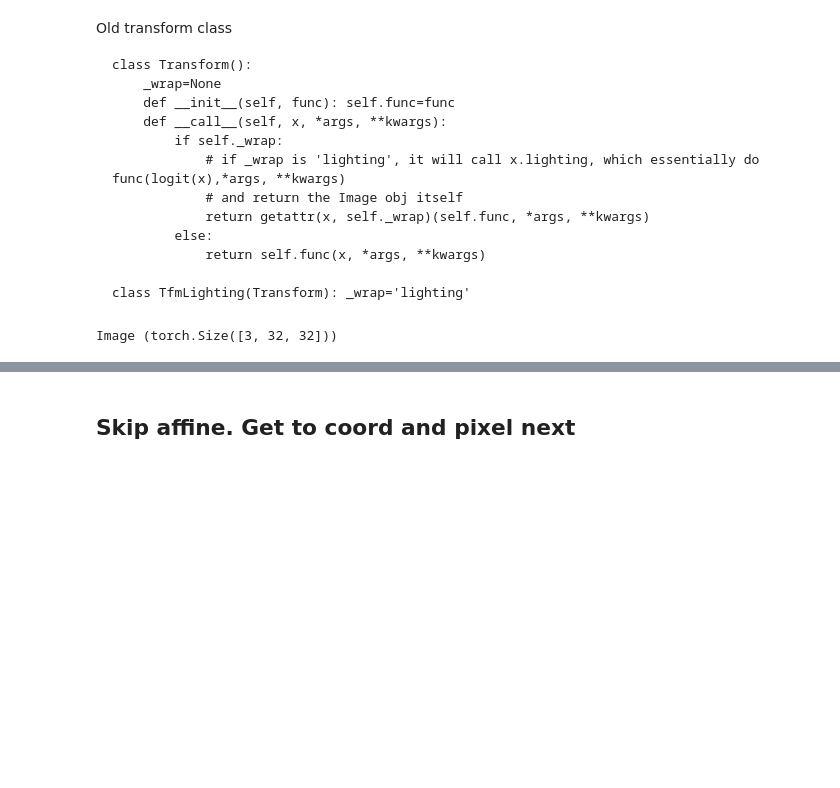
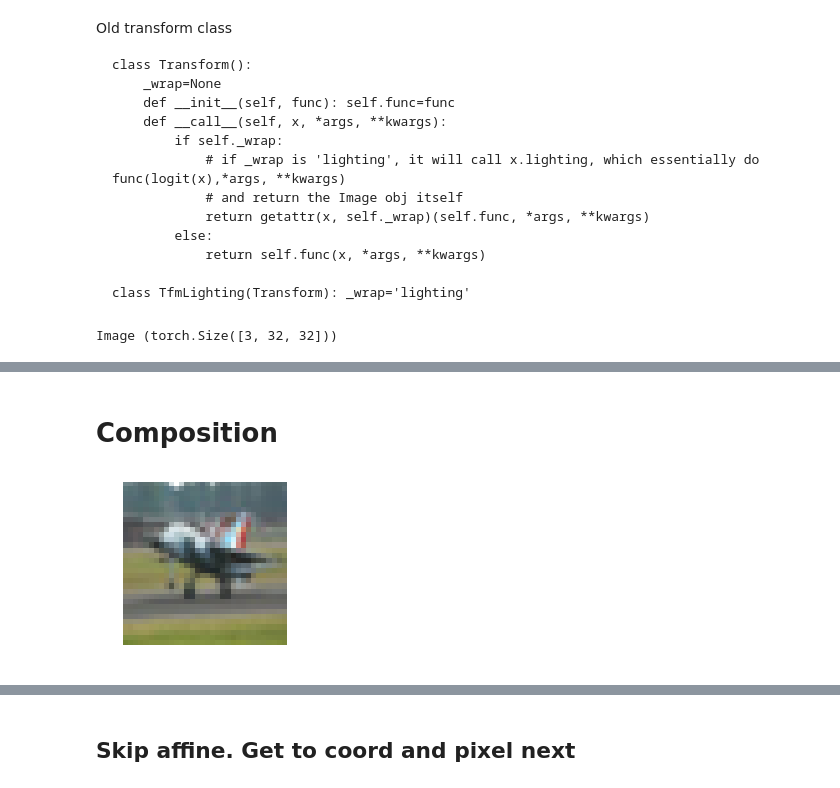
Before and after one commit to anhquan0412/fastai_v1, a Jupyter notebook: my_note/002_images.ipynb, the cells around one changed output, grey strips where cells are left out. Drawn from its saved outputs; the diff is of its cells as text; code cells hidden in the pictures; blank space fills up the shorter version.

```diff
--- a/my_note/002_images.ipynb
+++ b/my_note/002_images.ipynb
@@ -998,0 +993,23 @@ tfm(x()).show()
+# %% [markdown]
+# Composition
+# %%
+TfmList=Union[Transform, Collection[Transform]]
+def resolve_tfms(tfms:TfmList):
+    "Resolve every tfm in `tfms`"
+    for f in listify(tfms): f.resolve()
+
+def apply_tfms(tfms:TfmList, x:Image, do_resolve:bool=True):
+    "Apply all the `tfms` to `x`, if `do_resolve` refresh all the random args"
+    if not tfms: return x
+    tfms = listify(tfms)
+    if do_resolve: resolve_tfms(tfms)
+    x = x.clone()
+    for tfm in tfms: x = tfm(x)
+    return x
+# %%
+x= train_ds[1][0]
+# %%
+#original
+apply_tfms([],x).show()
+# %% [output]
+[figure, added]
```
Also changed, not shown: parts of 57 cells of this notebook.
